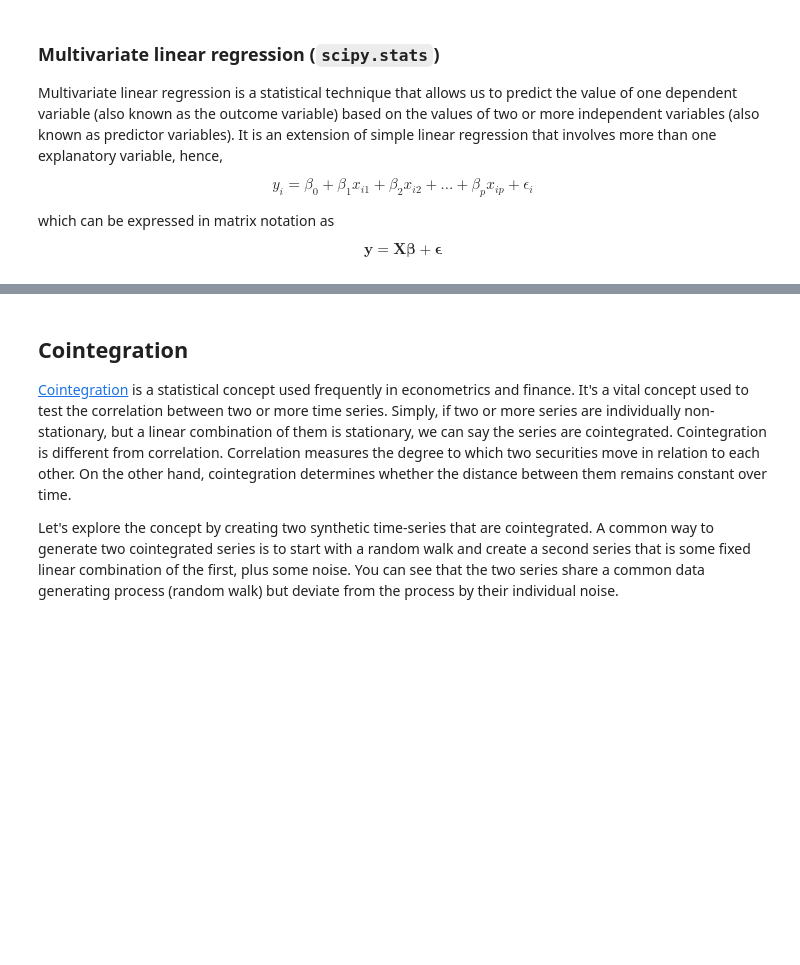
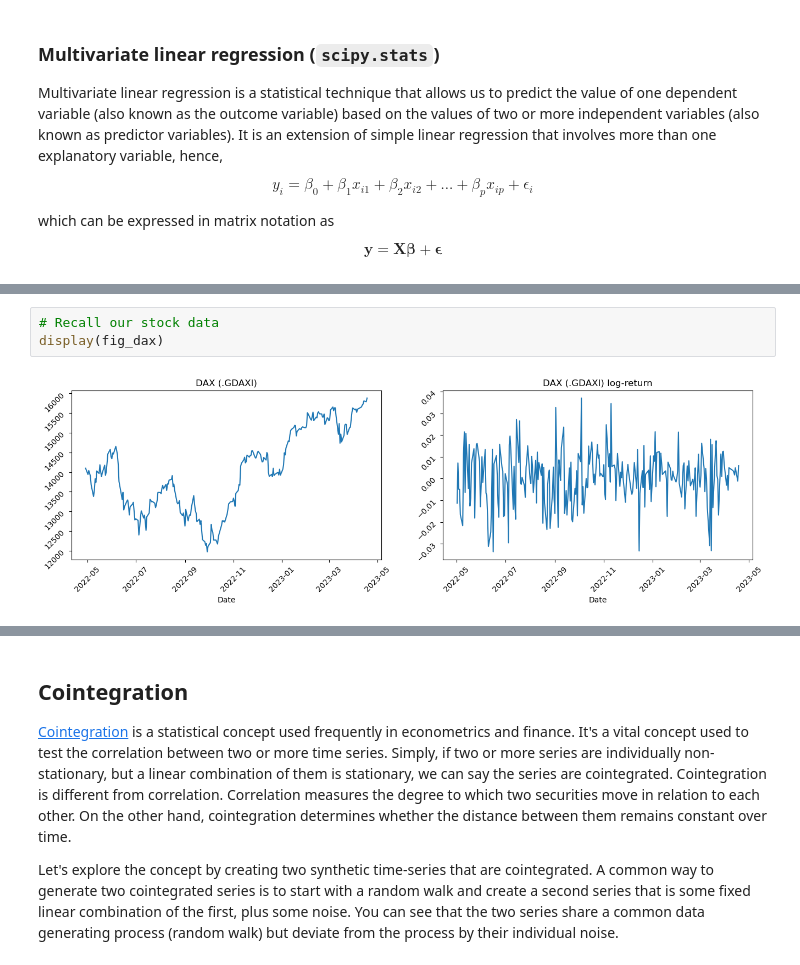
Before and after one commit to adi2308/FinancialDataAnalytics, a Jupyter notebook: slides_pt3.ipynb, the cells around one changed output, grey strips where cells are left out. Drawn from its saved outputs; the diff is of its cells as text; blank space fills up the shorter version.

```diff
--- a/slides_pt3.ipynb
+++ b/slides_pt3.ipynb
@@ -282,0 +218,5 @@ Estimated Parameters AR(1): [ 0.00879063  0.74323254  0.00893375  0.08681321 -0.
+# %%
+# Recall our stock data
+display(fig_dax)
+# %% [output]
+[figure, added]
```
Also changed, not shown: parts of 31 cells of this notebook, 1 other file.
